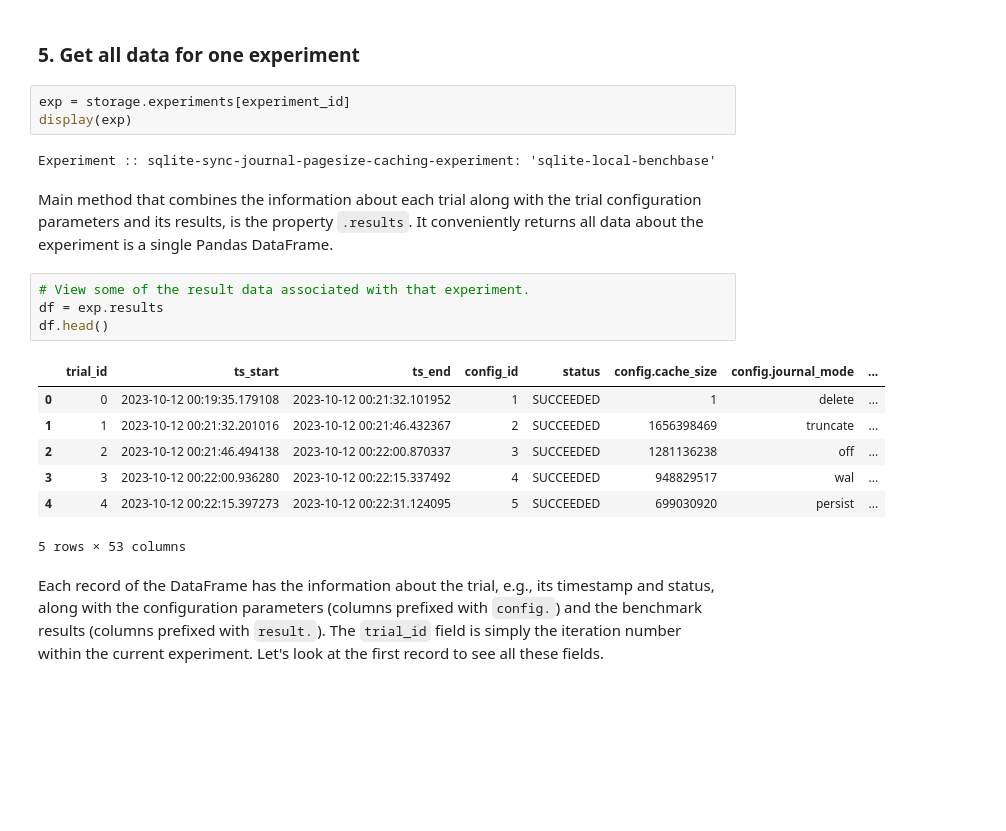
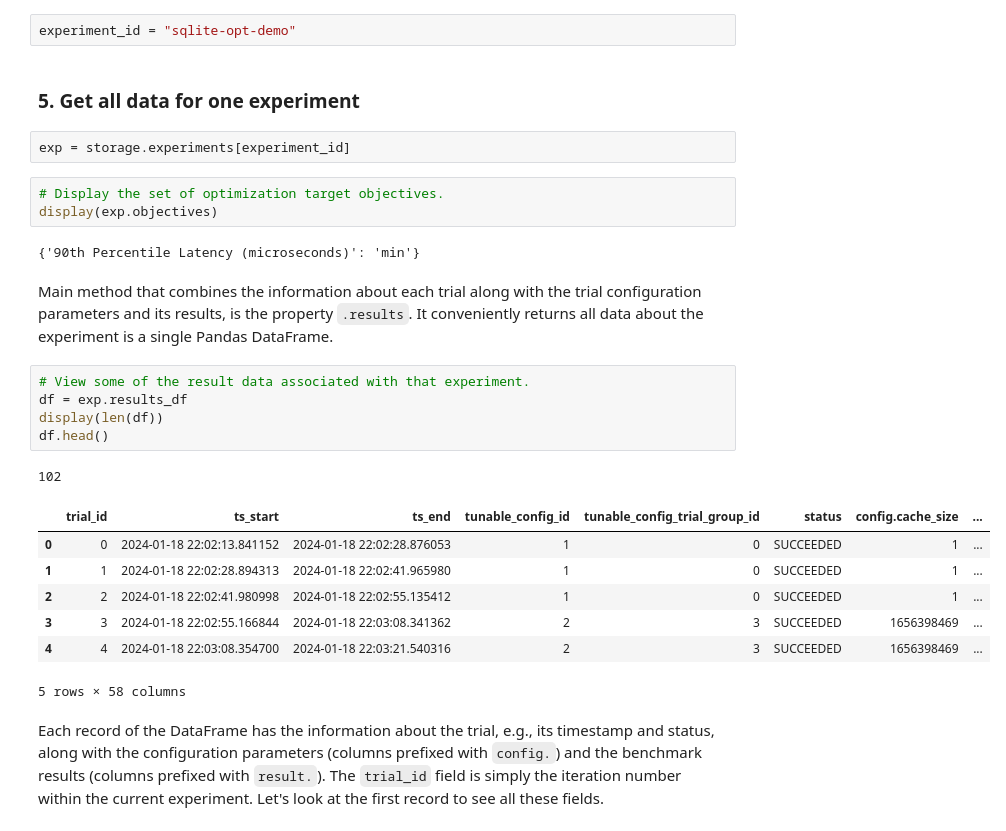
Before and after one commit to Microsoft-CISL/sqlite-autotuning, a Jupyter notebook: mlos_demo_sqlite_teachers.ipynb, the cells around one changed output. Cells and saved outputs as stored; diff of their text form; blank space fills up the shorter version.

Commit message:
Demo (#43)
Includes updates from #41 for dabl plotting integration.

```diff
--- a/mlos_demo_sqlite_teachers.ipynb
+++ b/mlos_demo_sqlite_teachers.ipynb
@@ -56,24 +39,30 @@ experiment_id = "sqlite-sync-journal-pagesize-caching-experiment"
+# %%
+experiment_id = "sqlite-opt-demo"
 # %% [markdown]
 ### 5. Get all data for one experiment
 # %%
 exp = storage.experiments[experiment_id]
-display(exp)
-# %% [output]
-Experiment :: sqlite-sync-journal-pagesize-caching-experiment: 'sqlite-local-benchbase'
+# %%
+# Display the set of optimization target objectives.
+display(exp.objectives)
+# %% [output]
+{'90th Percentile Latency (microseconds)': 'min'}
 # %% [markdown]
 Main method that combines the information about each trial along with the trial configuration parameters and its results, is the property `.results`. It conveniently returns all data about the experiment is a single Pandas DataFrame.
 # %%
 # View some of the result data associated with that experiment.
-df = exp.results
+df = exp.results_df
+display(len(df))
 df.head()
 # %% [output]
+102
-|  | trial_id | ts_start | ts_end | config_id | status | config.cache_size | config.journal_mode | ... |
-| 0 | 0 | 2023-10-12 00:19:35.179108 | 2023-10-12 00:21:32.101952 | 1 | SUCCEEDED | 1 | delete | ... |
-| 1 | 1 | 2023-10-12 00:21:32.201016 | 2023-10-12 00:21:46.432367 | 2 | SUCCEEDED | 1656398469 | truncate | ... |
-| 2 | 2 | 2023-10-12 00:21:46.494138 | 2023-10-12 00:22:00.870337 | 3 | SUCCEEDED | 1281136238 | off | ... |
-| 3 | 3 | 2023-10-12 00:22:00.936280 | 2023-10-12 00:22:15.337492 | 4 | SUCCEEDED | 948829517 | wal | ... |
-| 4 | 4 | 2023-10-12 00:22:15.397273 | 2023-10-12 00:22:31.124095 | 5 | SUCCEEDED | 699030920 | persist | ... |
+|  | trial_id | ts_start | ts_end | tunable_config_id | tunable_config_trial_group_id | status | config.cache_size | ... |
+| 0 | 0 | 2024-01-18 22:02:13.841152 | 2024-01-18 22:02:28.876053 | 1 | 0 | SUCCEEDED | 1 | ... |
+| 1 | 1 | 2024-01-18 22:02:28.894313 | 2024-01-18 22:02:41.965980 | 1 | 0 | SUCCEEDED | 1 | ... |
+| 2 | 2 | 2024-01-18 22:02:41.980998 | 2024-01-18 22:02:55.135412 | 1 | 0 | SUCCEEDED | 1 | ... |
+| 3 | 3 | 2024-01-18 22:02:55.166844 | 2024-01-18 22:03:08.341362 | 2 | 3 | SUCCEEDED | 1656398469 | ... |
+| 4 | 4 | 2024-01-18 22:03:08.354700 | 2024-01-18 22:03:21.540316 | 2 | 3 | SUCCEEDED | 1656398469 | ... |
-5 rows × 53 columns
+5 rows × 58 columns
 # %% [markdown]
 Each record of the DataFrame has the information about the trial, e.g., its timestamp and status, along with the configuration parameters (columns prefixed with `config.`) and the benchmark results (columns prefixed with `result.`). The `trial_id` field is simply the iteration number within the current experiment. Let's look at the first record to see all these fields.
 # %%
```
Also changed, not shown: parts of 46 cells of this notebook, 11 other files.
